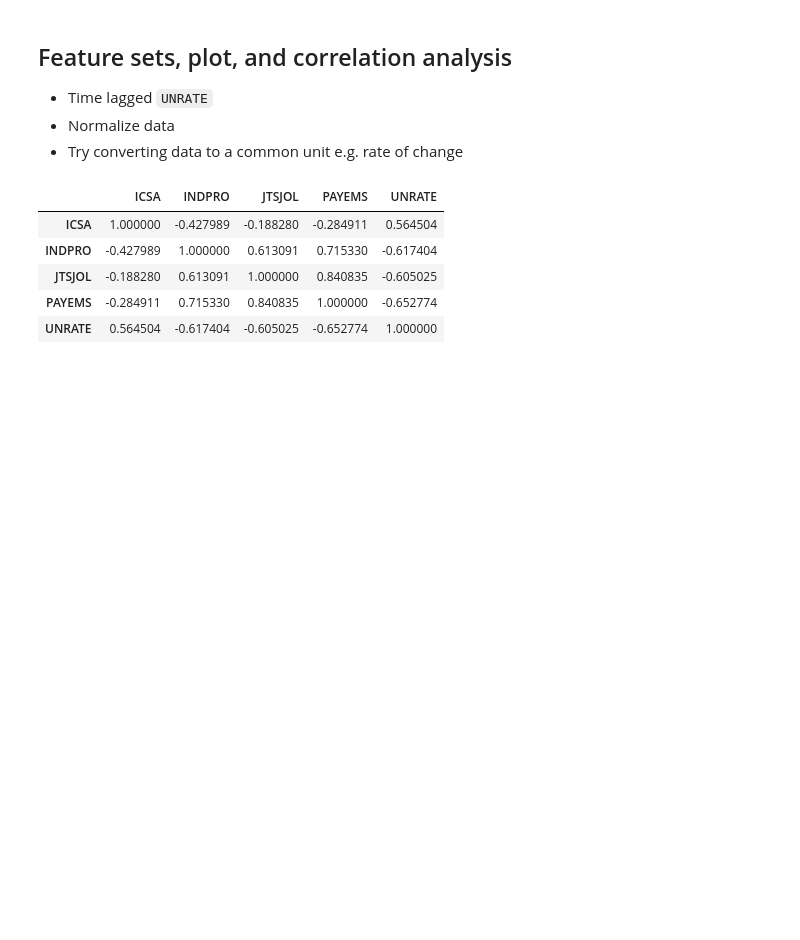
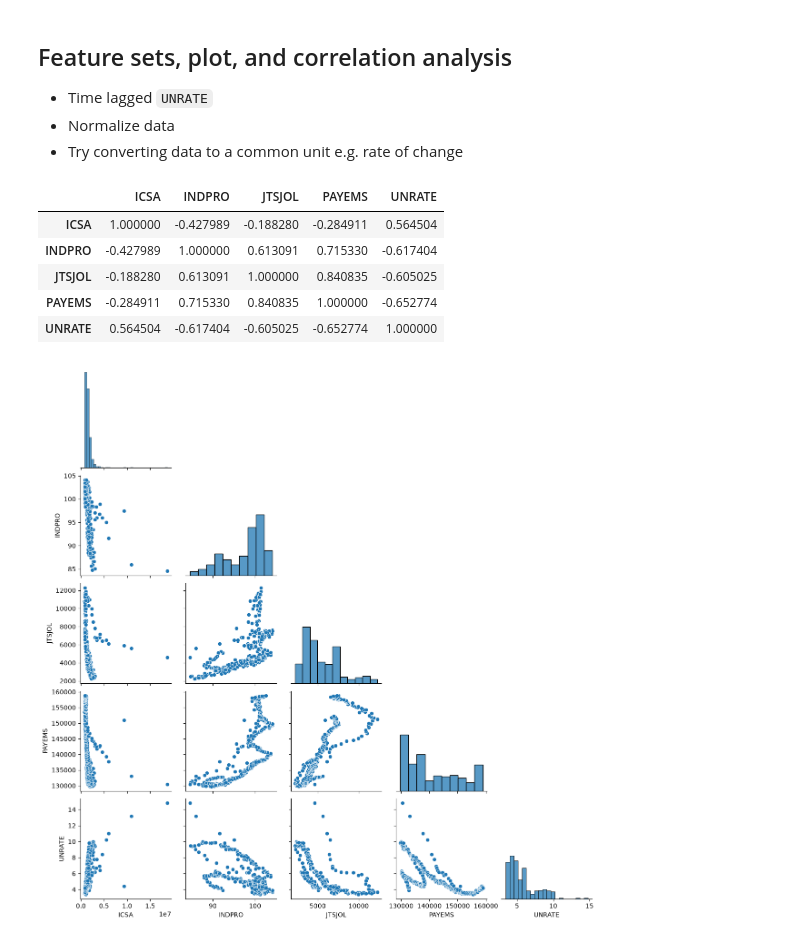
Before and after one commit to mx-lnk/us-unemployment-forecasting-pipeline, a Jupyter notebook: notebooks/feature_engineering.ipynb, the cells around one changed output. Saved outputs shown, nothing was run; the diff lists cells and outputs as text; code cells hidden in the pictures; blank space fills up the shorter version.

```diff
--- a/notebooks/feature_engineering.ipynb
+++ b/notebooks/feature_engineering.ipynb
@@ -101,3 +102,13 @@ df_imputed[features].corr()
 | JTSJOL | -0.188280 | 0.613091 | 1.000000 | 0.840835 | -0.605025 |
 | PAYEMS | -0.284911 | 0.715330 | 0.840835 | 1.000000 | -0.652774 |
 | UNRATE | 0.564504 | -0.617404 | -0.605025 | -0.652774 | 1.000000 |
+# %%
+sns.pairplot(
+    df_imputed[features],
+    diag_kind="hist",
+    corner=True
+)
+
+plt.show()
+# %% [output]
+[figure, added]
```
Also changed, not shown: parts of 13 cells of this notebook, 4 other files.
